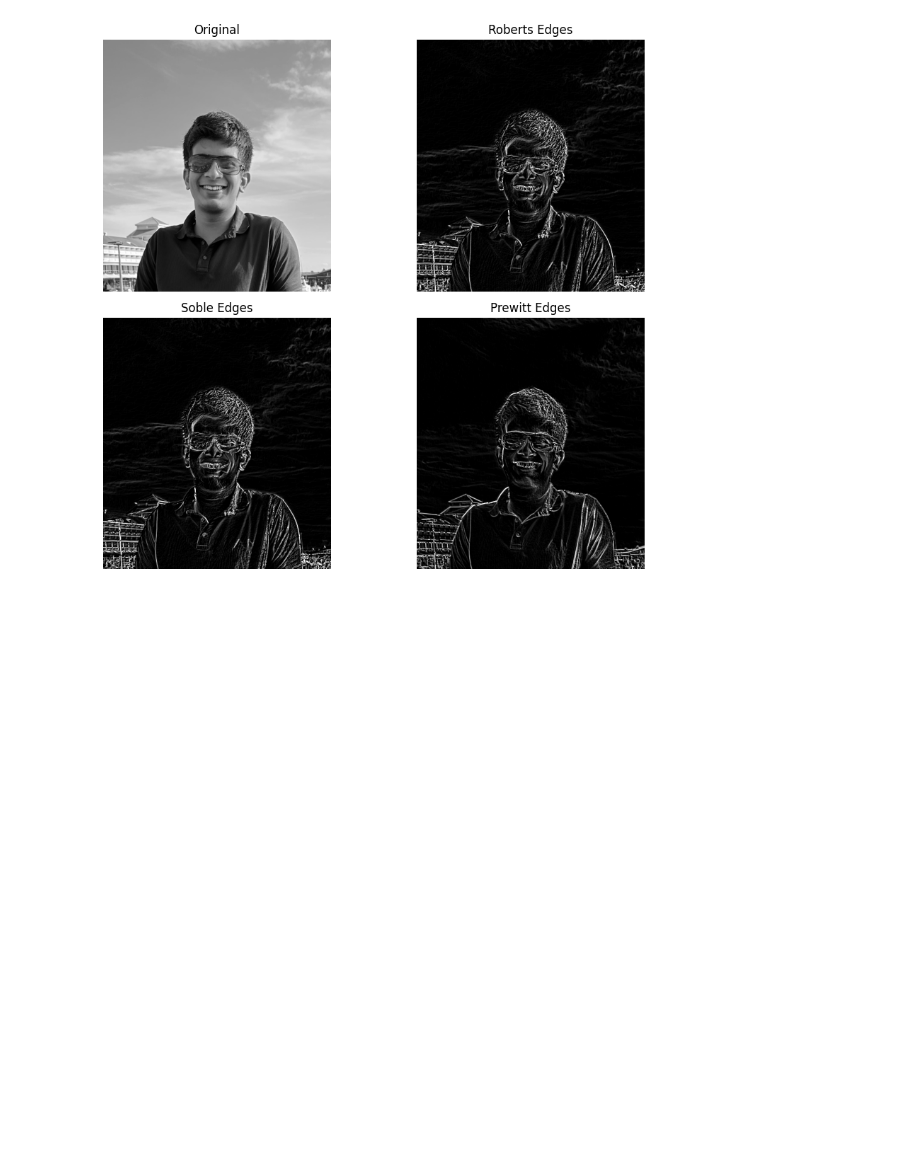
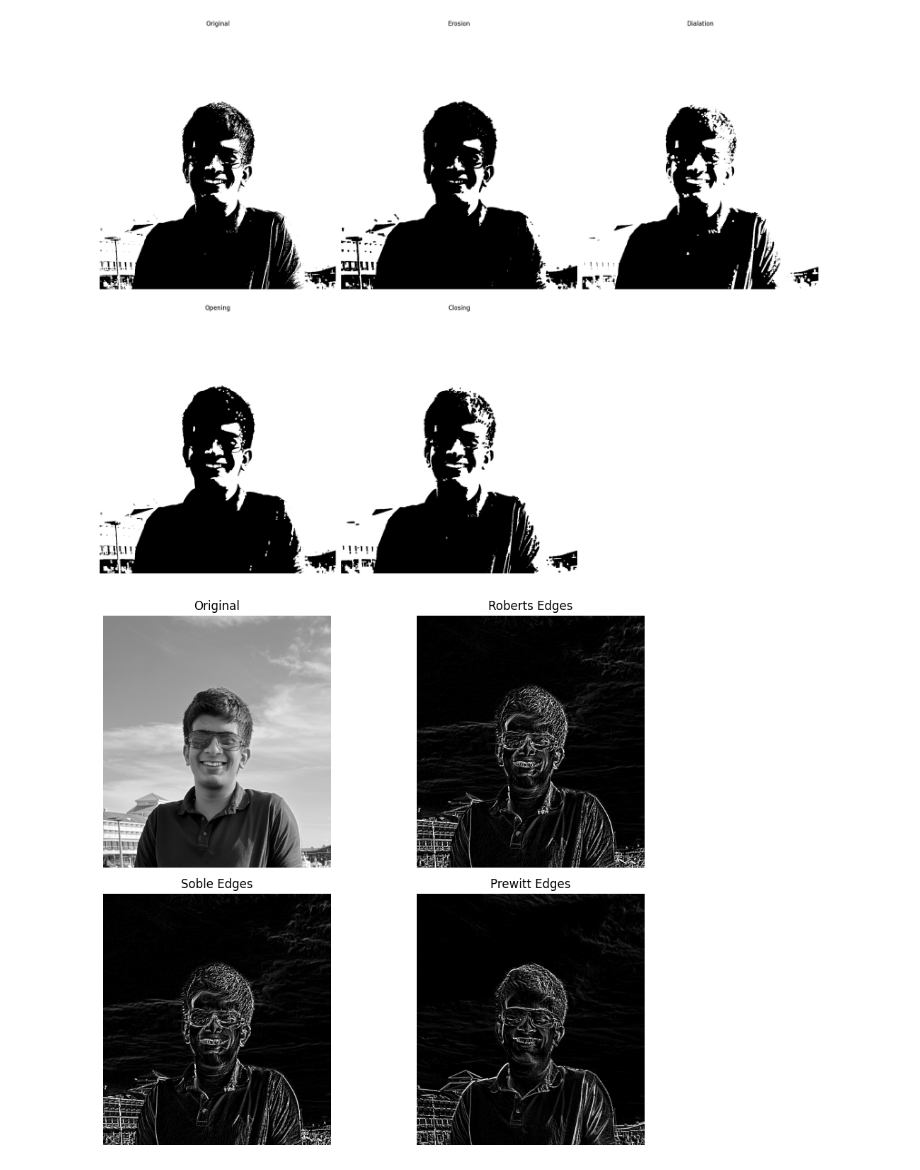
Before and after one commit to AnirbaanGhatak/Image-Processing, a Jupyter notebook: ipxp.ipynb, the cells around one changed output. Saved outputs shown, nothing was run; the diff lists cells and outputs as text; code cells hidden in the pictures; blank space fills up the shorter version.

```diff
--- a/ipxp.ipynb
+++ b/ipxp.ipynb
@@ -9,3 +17,54 @@ import matplotlib.pyplot as plt
+# %%
+# Define the kernel for morphological operations
+kernel = np.ones((5, 5), np.uint8)
+
+# Erosion
+erosion = cv2.erode(img, kernel, iterations=1)
+
+# Dilation
+dilation = cv2.dilate(img, kernel, iterations=1)
+
+# Opening
+opening = cv2.morphologyEx(img, cv2.MORPH_OPEN, kernel)
+
+# Closing
+closing = cv2.morphologyEx(img, cv2.MORPH_CLOSE, kernel)
+# %%
+plt.figure(figsize=(20, 16))
+
+# Plot the first image in the top left position
+plt.subplot(2, 3, 1)
+plt.imshow(img, cmap='gray')
+plt.title('Original')
+plt.axis('off')
+
+# Plot the second image in the top right position
+plt.subplot(2, 3, 2)
+plt.imshow(erosion, cmap='gray')
+plt.title('Erosion')
+plt.axis('off')
+
+# Plot the third image in the bottom left position
+plt.subplot(2, 3, 3)
+plt.imshow(dilation, cmap='gray')
+plt.title('Dialation')
+plt.axis('off')
+
+# Plot the fourth image in the bottom right position
+plt.subplot(2, 3, 4)
+plt.imshow(opening, cmap='gray')
+plt.title('Opening')
+plt.axis('off')
+
+plt.subplot(2, 3, 5)
+plt.imshow(closing, cmap='gray')
+plt.title('Closing')
+plt.axis('off')
+
+plt.tight_layout()
+plt.show()
+# %% [output]
+[figure, added]
 # %%
 # Load the image
 img = cv2.resize(cv2.imread('IMG_2458_grey_CLOSEUP.jpg',
```
Also changed, not shown: parts of 2 cells of this notebook, 1 other file.
